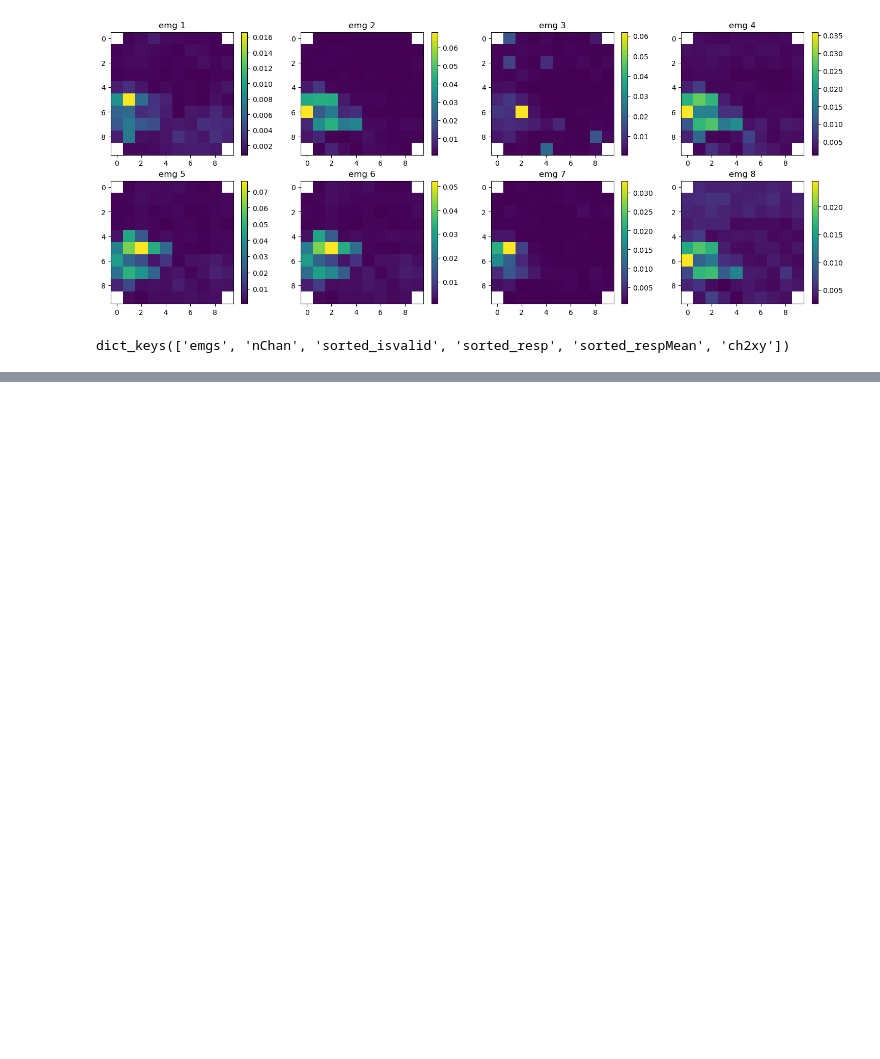
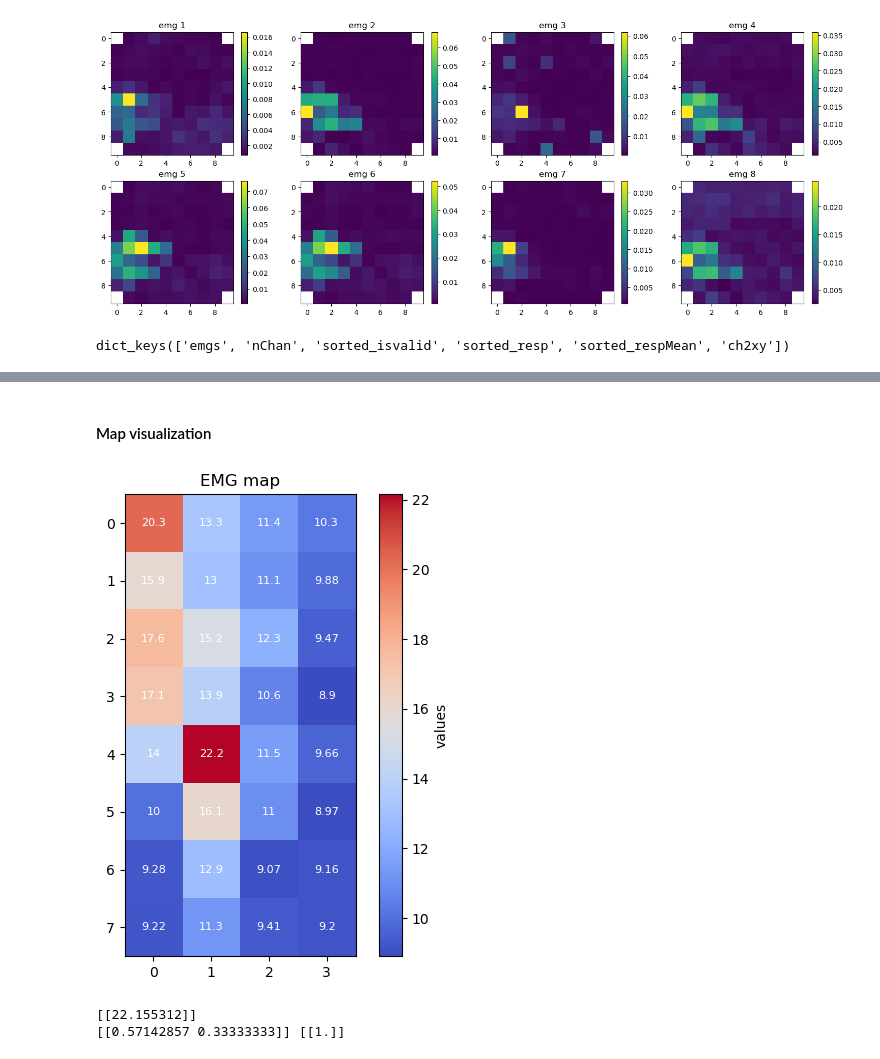
Before and after one commit to theodore2leusse/NNonlineGP, a Jupyter notebook: MapVisialization.ipynb, the cells around one changed output, grey strips where cells are left out. Saved outputs shown, nothing was run; the diff lists cells and outputs as text; code cells hidden in the pictures; blank space fills up the shorter version.

```diff
--- a/MapVisialization.ipynb
+++ b/MapVisialization.ipynb
@@ -129,0 +144,28 @@ plt.show()
+# %% [markdown]
+#### Map visualization
+# %%
+ds = DataSet('data/','rat','rat2_M1_190617.mat','rat2')
+ds.load_matlab_data()
+
+ch2xy = ds.set['ch2xy']
+sorted_respMean = ds.set['sorted_respMean']
+output = sorted_respMean[:,4]
+
+map_emg = np.full((np.max(ch2xy[:,0]), np.max(ch2xy[:,1])), np.nan)
+for i in range(ch2xy.shape[0]):
+    map_emg[int(ch2xy[i,0]-1),int(ch2xy[i,1]-1)] = output[i]
+# print(map_emg)
+
+plt.figure(figsize=(6, 6))
+plt.imshow(map_emg, cmap='coolwarm', vmin=np.nanmin(map_emg), vmax=np.nanmax(map_emg))
+plt.colorbar(label="values")
+plt.title("EMG map")
+
+# Loop over each cell to display the value
+for i in range(map_emg.shape[0]):
+    for j in range(map_emg.shape[1]):
+        plt.text(j, i, f"{map_emg[i, j]:.3g}", ha='center', va='center', color="white", fontsize=8)
+
+plt.show()
+# %% [output]
+[figure, added]
@@ -129,0 +175,9 @@ plt.show()
+# %%
+idx = 15
+train_X = input_space[idx:idx+1]
+train_Y = standardize_vector(output[idx:idx+1].reshape(-1,1))
+print(output[idx:idx+1].reshape(-1,1))
+print(train_X, train_Y)
+# %% [output]
+[[22.155312]]
+[[0.57142857 0.33333333]] [[1.]]
```
Also changed, not shown: parts of 12 cells of this notebook, 1 other file.
